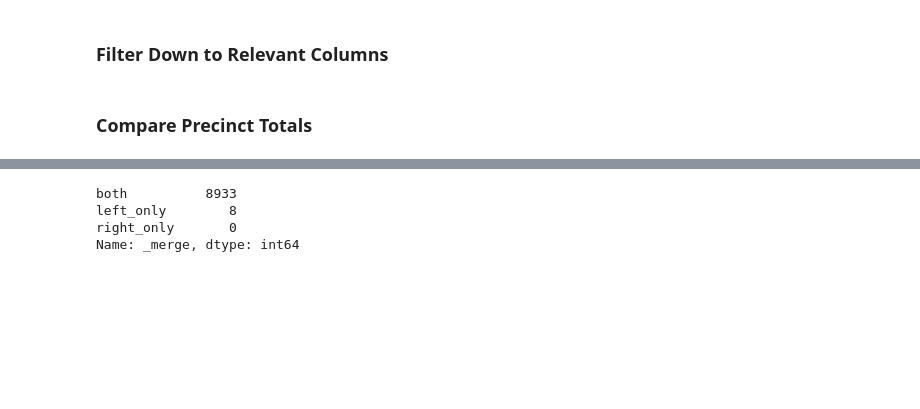
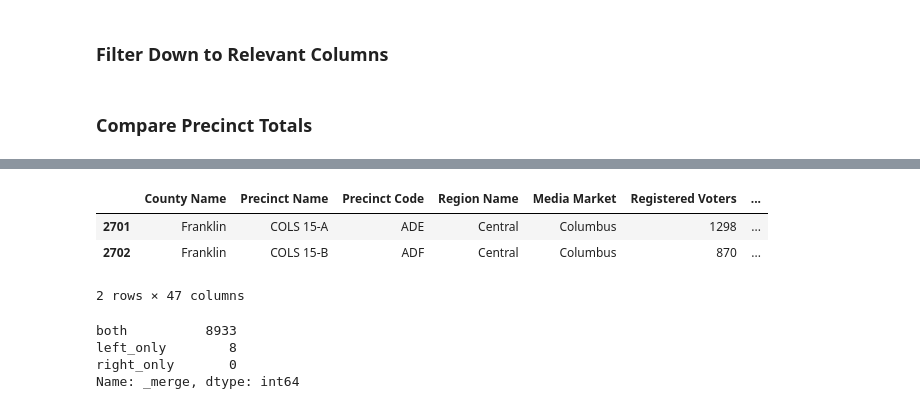
Before and after one commit to nonpartisan-redistricting-datahub/erj-oh, a Jupyter notebook: 2020/general/oh_gen_20_cong_prec.ipynb, the cells around one changed output, grey strips where cells are left out. Saved outputs shown, nothing was run; the diff lists cells and outputs as text; code cells hidden in the pictures; blank space fills up the shorter version.

```diff
--- a/2020/general/oh_gen_20_cong_prec.ipynb
+++ b/2020/general/oh_gen_20_cong_prec.ipynb
@@ -367,4 +367,11 @@ Name: UNIQUE_ID, Length: 8933, dtype: int64
 Name: UNIQUE_ID, Length: 8941, dtype: int64
+# %%
+elections_2020[(elections_2020["County Name"]=="Franklin") & (elections_2020["Precinct Name"].str.contains("15"))]
+# %% [output]
+|  | County Name | Precinct Name | Precinct Code | Region Name | Media Market | Registered Voters | ... |
+| 2701 | Franklin | COLS 15-A | ADE | Central | Columbus | 1298 | ... |
+| 2702 | Franklin | COLS 15-B | ADF | Central | Columbus | 870 | ... |
+2 rows × 47 columns
 # %%
 global attempt_one
 attempt_one = pd.merge(vest_oh_20,elections_2020,how="outer",on="UNIQUE_ID",indicator=True)
```
Also changed, not shown: parts of 4 cells of this notebook, 1 other file.
